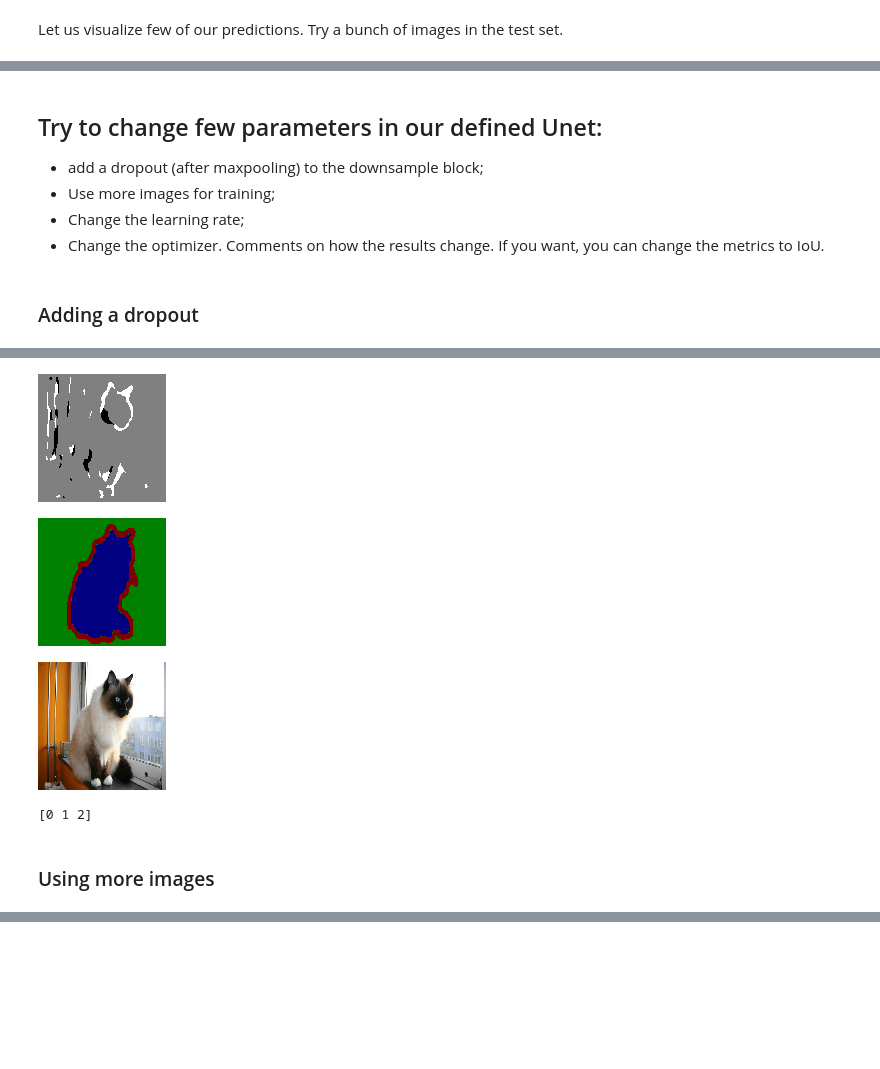
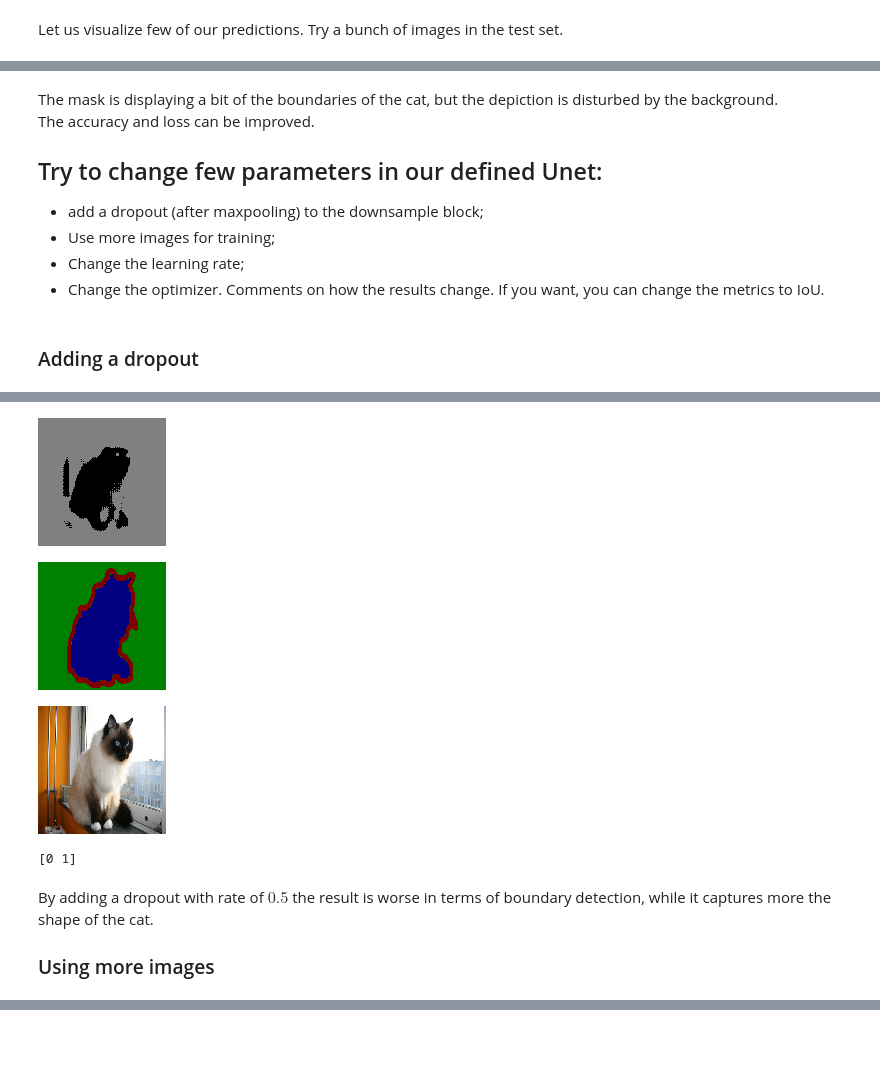
Before and after one commit to girofex/Computational-Vision-laboratories, a Jupyter notebook: 6_lab_semantic_segmentation.ipynb, the cells around one changed output, grey strips where cells are left out. Cells and saved outputs as stored; diff of their text form; code cells hidden in the pictures; blank space fills up the shorter version.

```diff
--- a/6_lab_semantic_segmentation.ipynb
+++ b/6_lab_semantic_segmentation.ipynb
@@ -238,7 +238,7 @@ help: loss=tf.keras.losses.categorical_crossentropy for the loss
 unet_model = Unet()
 
 # Compile the model
-unet_model.compile(loss=tensorflow.keras.losses.categorical_crossentropy, optimizer=tensorflow.keras.optimizers.Adam(learning_rate=0.001), metrics=['accuracy'])
+unet_model.compile(loss=tensorflow.keras.losses.categorical_crossentropy, optimizer=tensorflow.keras.optimizers.Adam(learning_rate=0.0001), metrics=['accuracy'])
 # %% [markdown]
 Finally, we train our model
 # %%
@@ -307,6 +304,10 @@ display_mask(i)  # Note that the model only sees inputs at 150x150.
 [figure]
 [0 1 2]
 # %% [markdown]
+The mask is displaying a bit of the boundaries of the cat, but the depiction is disturbed by the background.
+<br>
+The accuracy and loss can be improved.
+
 ## Try to change few parameters in our defined Unet:
 
 - add a dropout (after maxpooling) to the downsample block;
@@ -326,7 +327,6 @@ def UnetDropout():
    c3, u3 = downsample_block(u2, 256)
    c4, u4 = downsample_block(u3, 512)
 
-   #Adding dropout
    u4bis = keras.layers.Dropout(0.5)(u4)
 
    u5 = double_conv_block(u4bis, 1024)
@@ -341,7 +341,7 @@ def UnetDropout():
    return unet_dropout_model
 
 unet_dropout_model = UnetDropout()
-unet_dropout_model.compile(loss=keras.losses.categorical_crossentropy, optimizer=keras.optimizers.Adam(learning_rate=0.001), metrics=['accuracy'])
+unet_dropout_model.compile(loss=keras.losses.categorical_crossentropy, optimizer=keras.optimizers.Adam(learning_rate=0.0001), metrics=['accuracy'])
 unet_dropout_model.fit(x_train, y_train, epochs=epochs, validation_data=(x_val, y_val), callbacks=callbacks)
 
 val_preds = unet_dropout_model.predict(x_test/255.0)
@@ -375,11 +375,11 @@ Epoch 10/10
-[figure, old version]
+[figure, new version]
 [figure]
 [figure]
-[0 1 2]
+[0 1]
-# %% [markdown]
-
-
-<h3>Using more images</h3>
+# %% [markdown]
+By adding a dropout with rate of $0.5$ the result is worse in terms of boundary detection, while it captures more the shape of the cat.
+
+<h3>Using more images</h3>
 # %%
 x2 = np.zeros((1500,128,128,3), dtype="float32")
 y2 = np.zeros((1500,128,128,3), dtype="int32")
```
Also changed, not shown: parts of 13 cells of this notebook.
